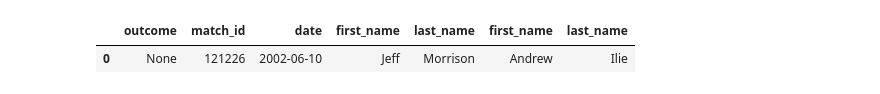
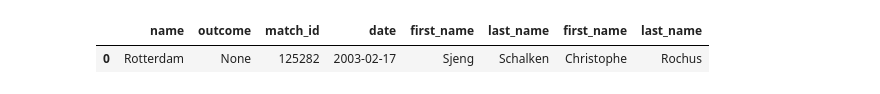
Before and after one commit to Bentgm17/TennisML, a Jupyter notebook: data_extraction/feature_tuning.ipynb, the cells around one changed output. Saved outputs shown, nothing was run; the diff lists cells and outputs as text; code cells hidden in the pictures.

```diff
--- a/data_extraction/feature_tuning.ipynb
+++ b/data_extraction/feature_tuning.ipynb
@@ -124,8 +203,8 @@ new_df.boxplot(['w_sv_w','l_sv_w'])
 # %%
-data_extractor.get_match_details(121226)
+data_extractor.get_match_details(125282)
 # %% [output]
-|  | outcome | match_id | date | first_name | last_name | first_name | last_name |
-| 0 | None | 121226 | 2002-06-10 | Jeff | Morrison | Andrew | Ilie |
+|  | name | outcome | match_id | date | first_name | last_name | first_name | last_name |
+| 0 | Rotterdam | None | 125282 | 2003-02-17 | Sjeng | Schalken | Christophe | Rochus |
 # %%
 import researchpy as rp
 
```
Also changed, not shown: parts of 9 cells of this notebook, 18 other files.
